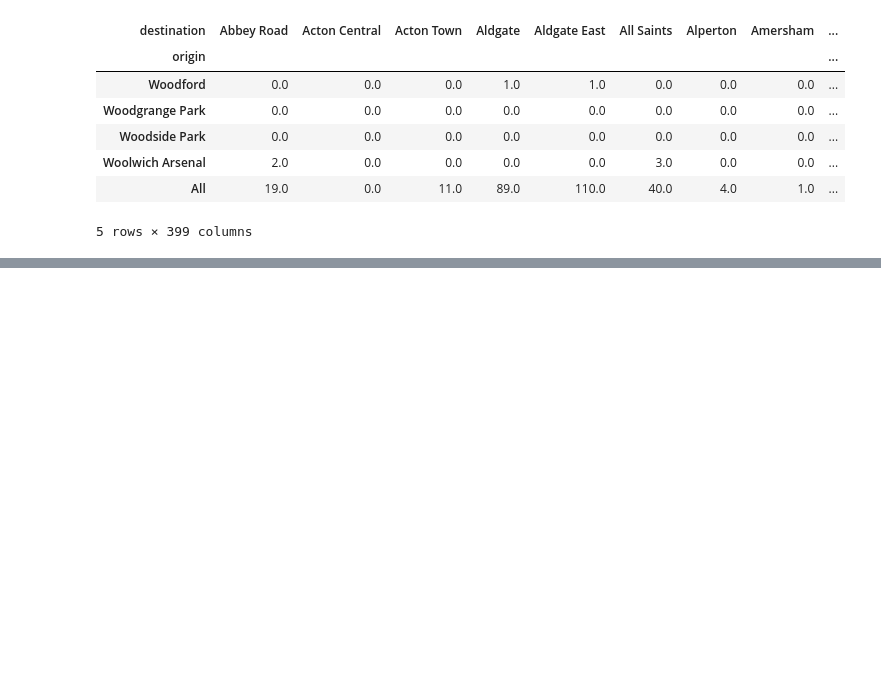
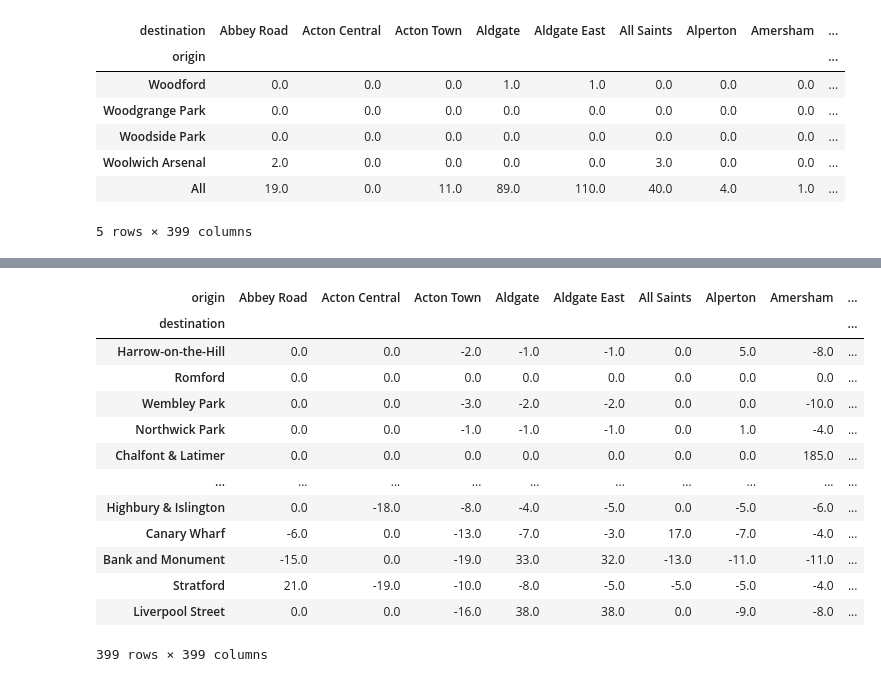
Before and after one commit to JinJiang22/LondonTubeNetwork_simulation, a Jupyter notebook: SpatialInterac_exp.ipynb, the cells around one changed output, grey strips where cells are left out. Drawn from its saved outputs; the diff is of its cells as text; code cells hidden in the pictures; blank space fills up the shorter version.

```diff
--- a/SpatialInterac_exp.ipynb
+++ b/SpatialInterac_exp.ipynb
@@ -1007,6 +993,7 @@ plt.show()
 ### Top stations in flow changes
 # %%
 df_change_A = df5-df1
+df_change_B = dfB-df1
 df_change_A.tail()
 # %% [output]
 | destination | Abbey Road | Acton Central | Acton Town | Aldgate | Aldgate East | All Saints | Alperton | Amersham | ... |
@@ -1019,0 +1030,21 @@ df_change_A.tail()
+# %%
+# inverse the direction of df_change_B matrix
+df_change_B_T = df_change_B.T
+# 将df_change_B按照All的值排序
+df_change_B_sort = df_change_B_T.sort_values(by='All', ascending=False)
+df_change_B_sort
+# %% [output]
+| origin | Abbey Road | Acton Central | Acton Town | Aldgate | Aldgate East | All Saints | Alperton | Amersham | ... |
+| destination |  |  |  |  |  |  |  |  | ... |
+| Harrow-on-the-Hill | 0.0 | 0.0 | -2.0 | -1.0 | -1.0 | 0.0 | 5.0 | -8.0 | ... |
+| Romford | 0.0 | 0.0 | 0.0 | 0.0 | 0.0 | 0.0 | 0.0 | 0.0 | ... |
+| Wembley Park | 0.0 | 0.0 | -3.0 | -2.0 | -2.0 | 0.0 | 0.0 | -10.0 | ... |
+| Northwick Park | 0.0 | 0.0 | -1.0 | -1.0 | -1.0 | 0.0 | 1.0 | -4.0 | ... |
+| Chalfont & Latimer | 0.0 | 0.0 | 0.0 | 0.0 | 0.0 | 0.0 | 0.0 | 185.0 | ... |
+| ... | ... | ... | ... | ... | ... | ... | ... | ... | ... |
+| Highbury & Islington | 0.0 | -18.0 | -8.0 | -4.0 | -5.0 | 0.0 | -5.0 | -6.0 | ... |
+| Canary Wharf | -6.0 | 0.0 | -13.0 | -7.0 | -3.0 | 17.0 | -7.0 | -4.0 | ... |
+| Bank and Monument | -15.0 | 0.0 | -19.0 | 33.0 | 32.0 | -13.0 | -11.0 | -11.0 | ... |
+| Stratford | 21.0 | -19.0 | -10.0 | -8.0 | -5.0 | -5.0 | -5.0 | -4.0 | ... |
+| Liverpool Street | 0.0 | 0.0 | -16.0 | 38.0 | 38.0 | 0.0 | -9.0 | -8.0 | ... |
+399 rows × 399 columns
```
Also changed, not shown: parts of 7 cells of this notebook, 2 other files.
